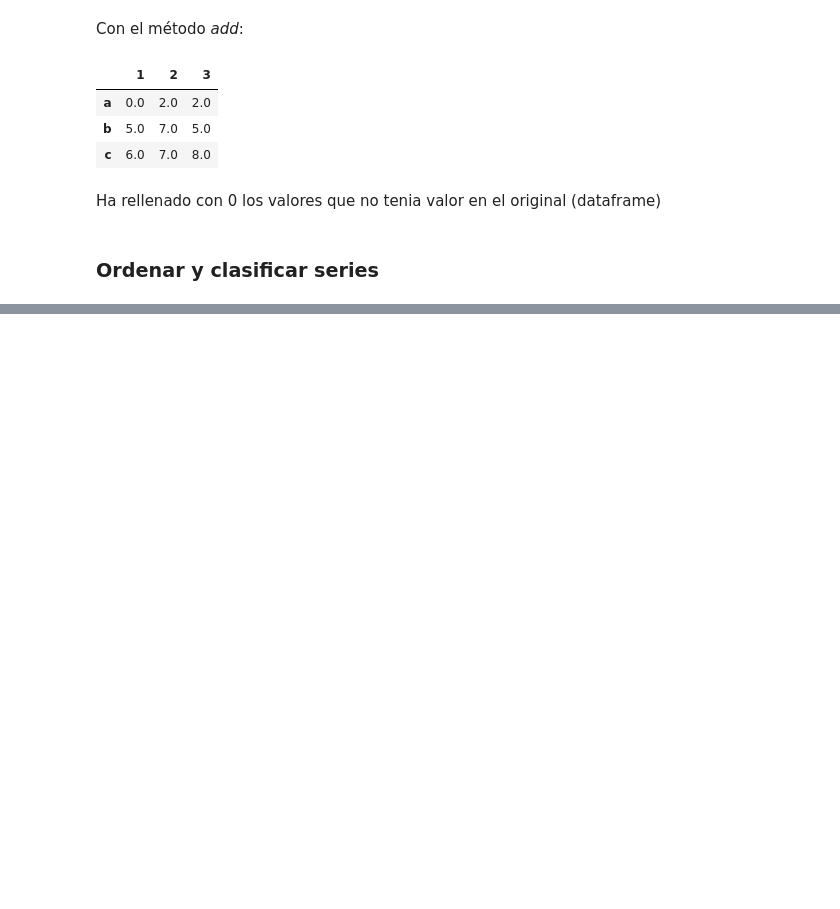
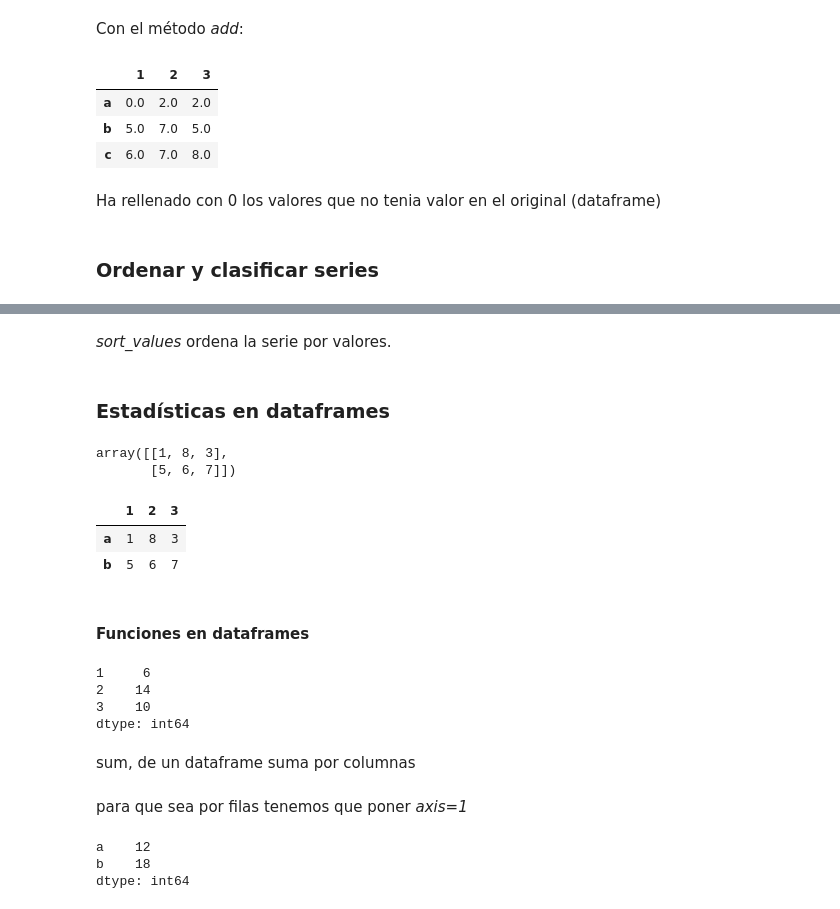
Before and after one commit to e5pe/PythonPath, a Jupyter notebook: python3aprendeDesde0/20_Modulo_pandas/Modulo_pandas.ipynb, the cells around one changed output, grey strips where cells are left out. Drawn from its saved outputs; the diff is of its cells as text; code cells hidden in the pictures; blank space fills up the shorter version.

```diff
--- a/python3aprendeDesde0/20_Modulo_pandas/Modulo_pandas.ipynb
+++ b/python3aprendeDesde0/20_Modulo_pandas/Modulo_pandas.ipynb
@@ -209,0 +283,10 @@ Ha rellenado con 0 los valores que no tenia valor en el original (dataframe)
+# %% [markdown]
+*sort_values* ordena la serie por valores.
+# %% [markdown]
+### Estadísticas en dataframes
+# %%
+array = np.array([[1,8,3], [5,6,7]])
+array
+# %% [output]
+array([[1, 8, 3],
+       [5, 6, 7]])
@@ -209,0 +295,25 @@ Ha rellenado con 0 los valores que no tenia valor en el original (dataframe)
+# %%
+dataframe
+# %% [output]
+|  | 1 | 2 | 3 |
+| a | 1 | 8 | 3 |
+| b | 5 | 6 | 7 |
+# %% [markdown]
+#### Funciones en dataframes
+# %%
+dataframe.sum()
+# %% [output]
+1     6
+2    14
+3    10
+dtype: int64
+# %% [markdown]
+sum, de un dataframe suma por columnas
+# %% [markdown]
+para que sea por filas tenemos que poner *axis=1*
+# %%
+dataframe.sum(axis=1)
+# %% [output]
+a    12
+b    18
+dtype: int64
```
Also changed, not shown: parts of 50 cells of this notebook, 3 other files.
